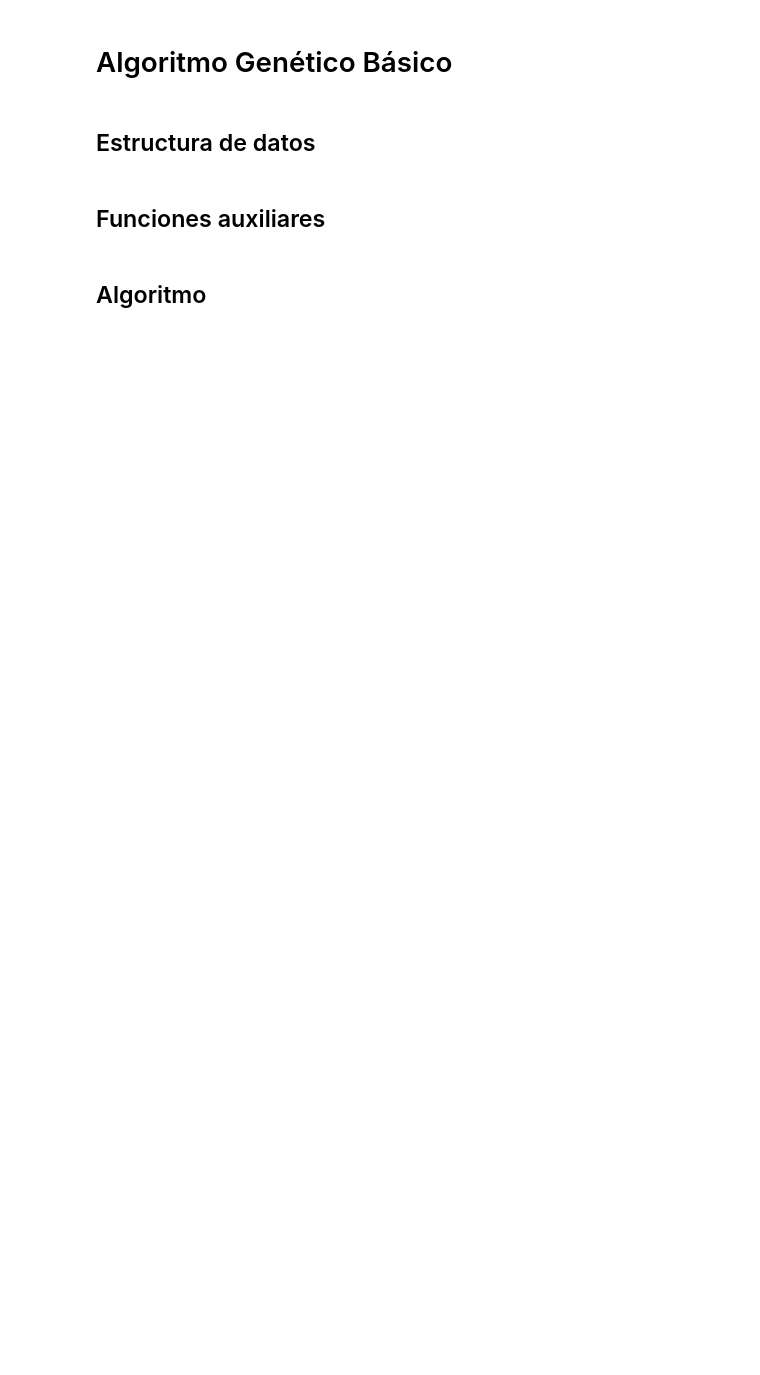
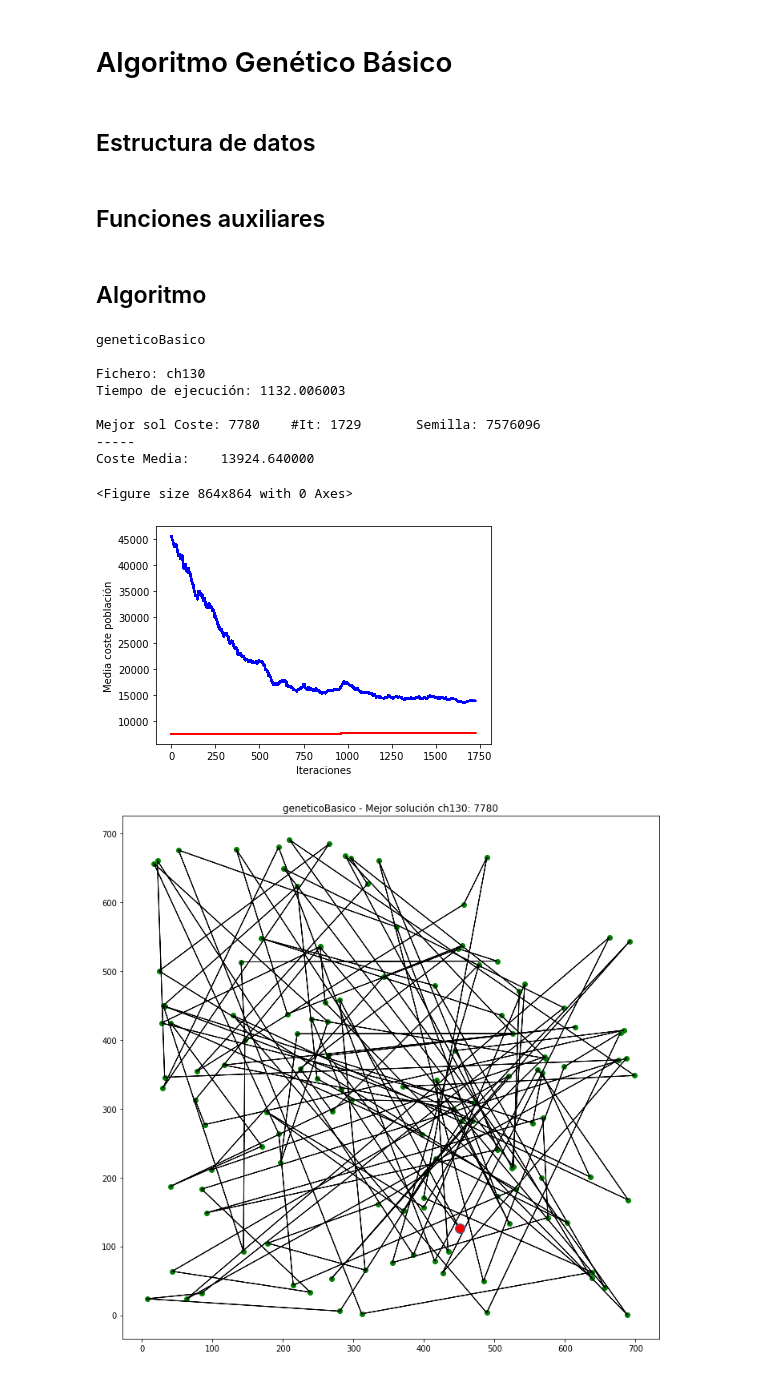
Before and after one commit to VictorNarov/AlgoritmosGeneticosTSP, a Jupyter notebook: algoritmos.ipynb, the cells around one changed output. Drawn from its saved outputs; the diff is of its cells as text; code cells hidden in the pictures; blank space fills up the shorter version.

Commit message:
Cruce + mutación + algoritmo genético

```diff
--- a/algoritmos.ipynb
+++ b/algoritmos.ipynb
@@ -464,14 +268,5 @@ def seleccion_torneo(poblacion, k):
     # Seleccionar k individuos aleatorios
     individuos = random.sample(poblacion.individuos, k)
 
-    # Devolver el mejor
-    return min(individuos)
+    # Devolver los dos mejores padres
+    return nsmallest(2,individuos)
-# %%
-# Operador de Cruce: basado en Orden OX
-def cruce_OX(padre1, padre2):
-
-    # Mantenemos una sublista del primer padre
-    # De tamaño 50%
-    tama = round(0.5 * len(padre1))
-
-    pivote1 = random.randint()
@@ -478,2 +391,7 @@ def cruce_OX(padre1, padre2):
+# %%
+def plt_dynamic(fig, x, y, ax, colors=['b']):
+    for color in colors:
+        ax.plot(x, y, color)
+    fig.canvas.draw()
 # %% [markdown]
 ## Algoritmo
@@ -510,0 +475,62 @@ def genetico_basico(semilla, num_nodos, distancias, tam_poblacion, k_torneo):
+# %%
+%matplotlib notebook
+%matplotlib inline
+fig, ax = plt.subplots(1,1)
+plt.figure(figsize=(12,12))
+ax.set_xlabel('Iteraciones') ; ax.set_ylabel('Media coste población')
+
+semilla = random.randint(0,9999999)
+algoritmo = "geneticoBasico"
+print(algoritmo)
+fichero = "ch130"
+nodos = leeFichero(fichero)
+distancias = getMDistancias(nodos)
+
+print(f"\nFichero: {fichero}")
+
+costes = []
+it = []
+mejorSolucion = []
+mejorCoste = float('inf')
+
+# Parámetros del algoritmo
+num_nodos = 130    # Fichero
+tam_poblacion = 50 # 30-100 individuos
+k_torneo = round(0.15 * tam_poblacion) # Torneo selección, escogiendo k individuos aleatorios
+tam_cruce = round(num_nodos / 2) # Num nodos a mantener del padre1
+prob_mutacion = 0.1 # Probabilidad de aplicar operador de mutación al hijo
+tam_mutacion = round(num_nodos * 0.1) # Tamaño (num nodos) sublista a mutar
+tam_elite = 2 # Número de soluciones élite a mantener
+sembrar_greedy = True
+
+t = time.time()
+# with Pool(processes=10) as p:
+#     resultados = p.starmap(genetico_basico, product([semilla], [num_nodos], [distancias], [tam_poblacion], [k_torneo], [tam_cruce], [prob_mutacion], [tam_mutacion], [tam_elite], [fig], [ax]))
+
+resultados = genetico_basico(semilla, num_nodos, distancias, tam_poblacion, k_torneo, tam_cruce, prob_mutacion, tam_mutacion, tam_elite, sembrar_greedy, fig, ax)
+
+elapsed = time.time() - t
+print("Tiempo de ejecución: %f\n" % elapsed )
+
+poblacion = resultados[0]
+mejorIndividuo = min(poblacion.individuos)
+mejorSolucion = mejorIndividuo.camino
+coste = mejorIndividuo.coste
+
+print("Mejor sol Coste: %s \t #It: %i \t Semilla: %s" % (coste, resultados[1], semilla) )
+print("-----\nCoste Media:\t%f" % poblacion.media)
+
+titulo = algoritmo + " - Mejor solución " + fichero + ": " + str(coste)
+pintaCamino(mejorSolucion, nodos, titulo)
+# %% [output]
+geneticoBasico
+
+Fichero: ch130
+Tiempo de ejecución: 1132.006003
+
+Mejor sol Coste: 7780    #It: 1729       Semilla: 7576096
+-----
+Coste Media:    13924.640000
+<Figure size 864x864 with 0 Axes>
+[figure, added]
+[figure, added]
```
Also changed, not shown: parts of 21 cells of this notebook, 1 other file.
